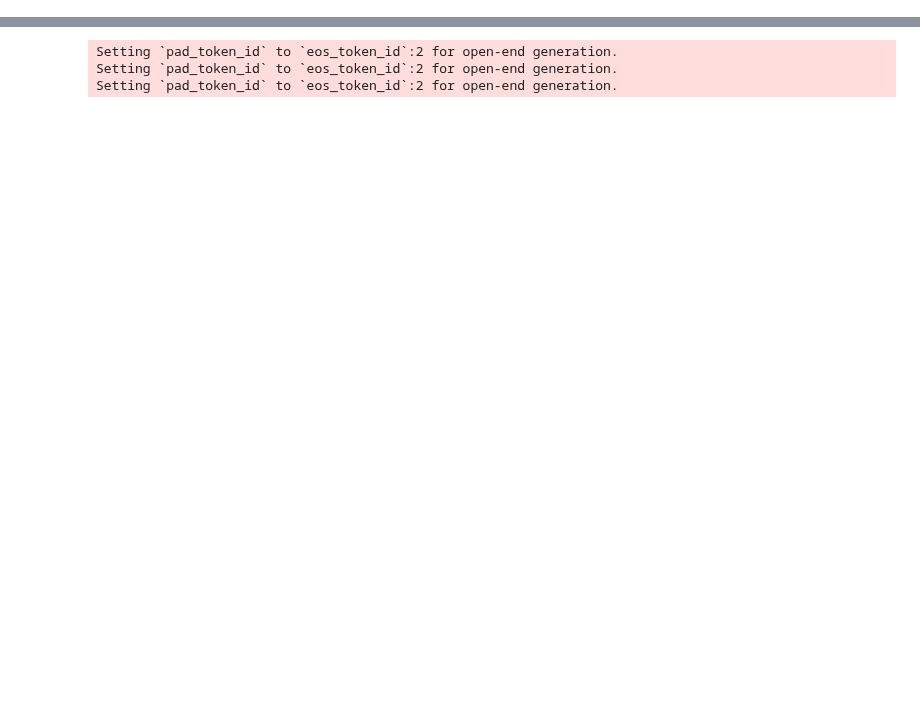
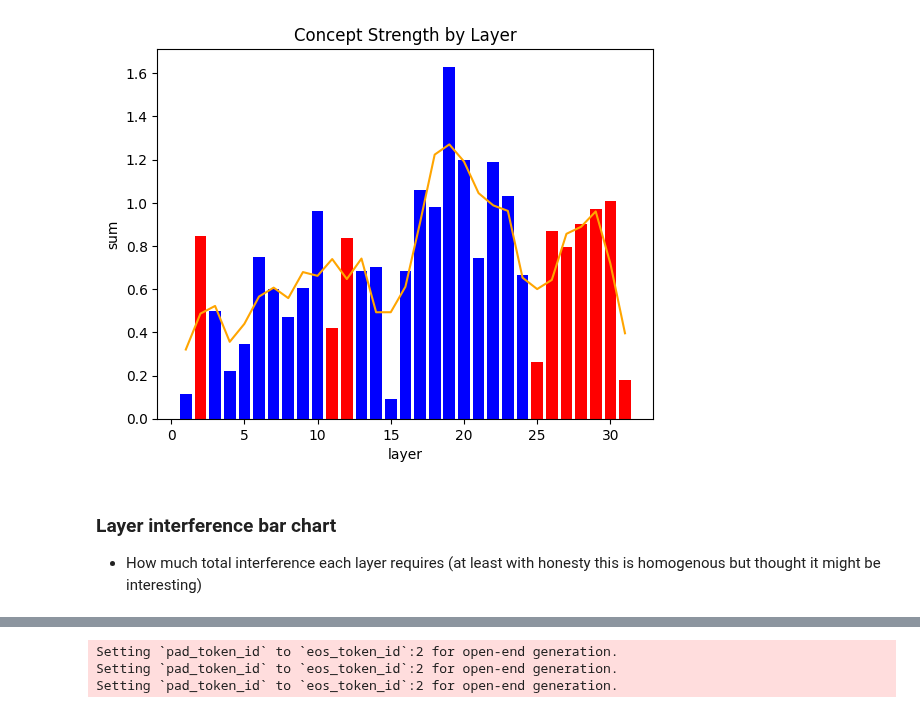
Before and after one commit to danielmccannsayles/representation-jabberwocky, a Jupyter notebook: notebooks/new_reader.ipynb, the cells around one changed output, grey strips where cells are left out. Cells and saved outputs as stored; diff of their text form; code cells hidden in the pictures; blank space fills up the shorter version.

```diff
--- a/notebooks/new_reader.ipynb
+++ b/notebooks/new_reader.ipynb
@@ -87,0 +93,6 @@ len(train)
+# %%
+control_vector = ControlVector.train(
+    model,
+    tokenizer,
+    dataset,
+)
@@ -87,0 +120,34 @@ len(train)
+# %%
+def layer_magnitutude(control_direction: dict[int, np.ndarray]):
+    """
+    Plot a bar graph showing the strength of concept direction per layer.
+    Blue is positive, red is negative - but magnitude is really what we're looking at here
+
+    control_direction: dict[layer_index -> np.ndarray of shape (hidden_dim,)]
+    """
+    layers = list(control_direction.keys())
+    vectors = [control_direction[layer] for layer in layers]
+
+    # Red for negative, blue for positive
+    strengths = [v.sum() for v in vectors]
+    colors = ['red' if s < 0 else 'blue' for s in strengths]
+
+    abs_strengths = np.abs(strengths)
+
+    plt.bar(layers, abs_strengths, color=colors)
+
+    # rolling avg.
+    rolling = np.convolve(abs_strengths, np.ones(3)/3, mode="same")
+    plt.plot(layers, rolling, linestyle="-", color="orange")
+
+    plt.xlabel("layer")
+    plt.ylabel("sum")
+    plt.title("Concept Strength by Layer")
+    plt.show()
+# %%
+layer_magnitutude(control_vector.directions)
+# %% [output]
+[figure, added]
+# %% [markdown]
+### Layer interference bar chart
+- How much total interference each layer requires (at least with honesty this is homogenous but thought it might be interesting)
```
Also changed, not shown: parts of 28 cells of this notebook, 1 other file.
